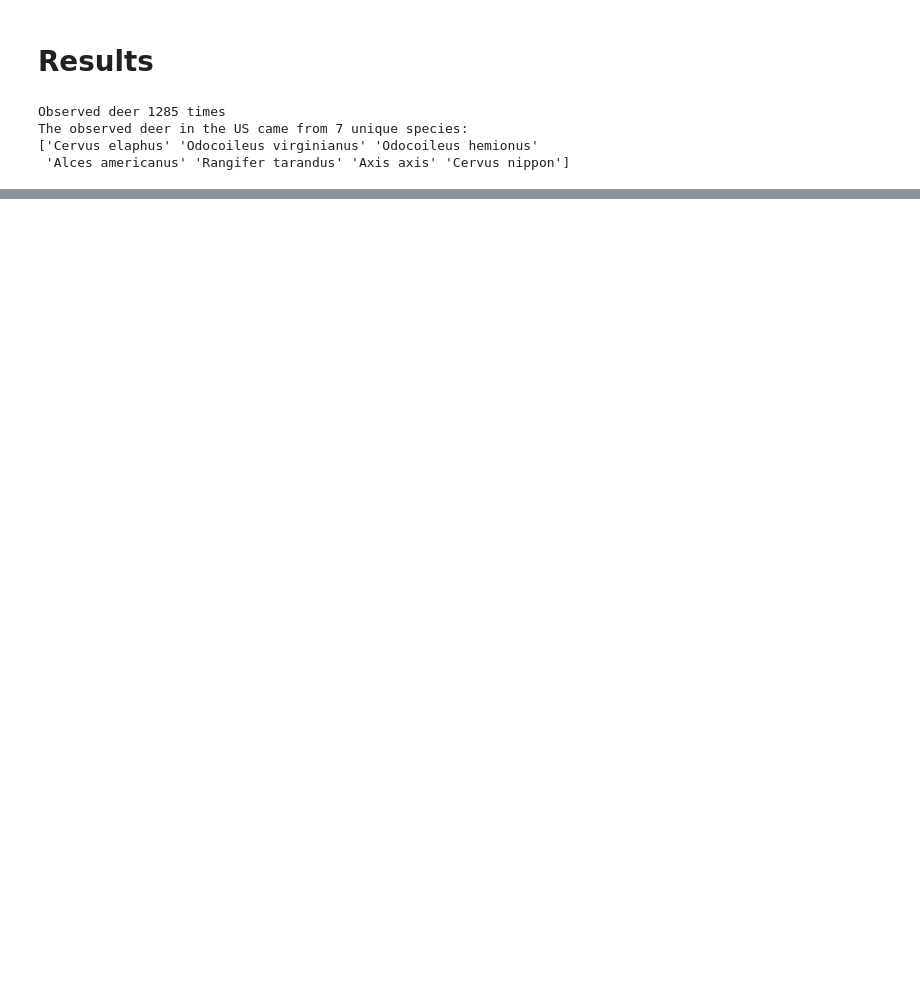
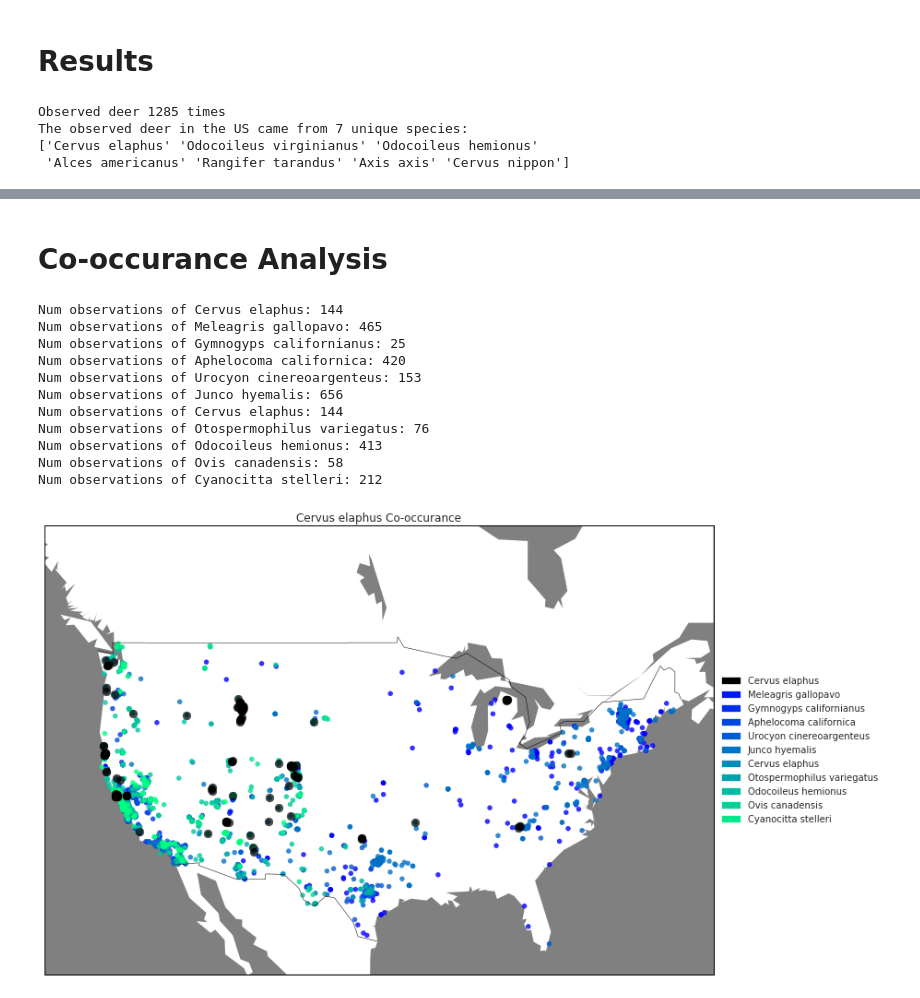
Before and after one commit to averyfaller/AM207Project, a Jupyter notebook: EM.ipynb, the cells around one changed output, grey strips where cells are left out. Saved outputs shown, nothing was run; the diff lists cells and outputs as text; code cells hidden in the pictures; blank space fills up the shorter version.

```diff
--- a/EM.ipynb
+++ b/EM.ipynb
@@ -337,0 +353,9 @@ Most likely to co-occur:
+# %% [markdown]
+# Co-occurance Analysis
+# %%
+def grab_species_lat_long(species_name):
+    species_data = data[data['species'] == species_name]
+    print "Num observations of %s: %d " % (species_name, len(species_data))
+    lats = species_data['decimallatitude'].tolist()
+    lons = species_data['decimallongitude'].tolist()
+    return lats, lons
@@ -337,0 +417,17 @@ Most likely to co-occur:
+# %%
+# American Elk
+plot_cooccuring_species('Cervus elaphus', ['Meleagris gallopavo', 'Gymnogyps californianus', 'Aphelocoma californica', 'Urocyon cinereoargenteus', 'Junco hyemalis', 'Cervus elaphus', 'Otospermophilus variegatus', 'Odocoileus hemionus', 'Ovis canadensis', 'Cyanocitta stelleri'],
+    'winter')
+# %% [output]
+Num observations of Cervus elaphus: 144
+Num observations of Meleagris gallopavo: 465
+Num observations of Gymnogyps californianus: 25
+Num observations of Aphelocoma californica: 420
+Num observations of Urocyon cinereoargenteus: 153
+Num observations of Junco hyemalis: 656
+Num observations of Cervus elaphus: 144
+Num observations of Otospermophilus variegatus: 76
+Num observations of Odocoileus hemionus: 413
+Num observations of Ovis canadensis: 58
+Num observations of Cyanocitta stelleri: 212
+[figure, added]
```
Also changed, not shown: parts of 14 cells of this notebook.
